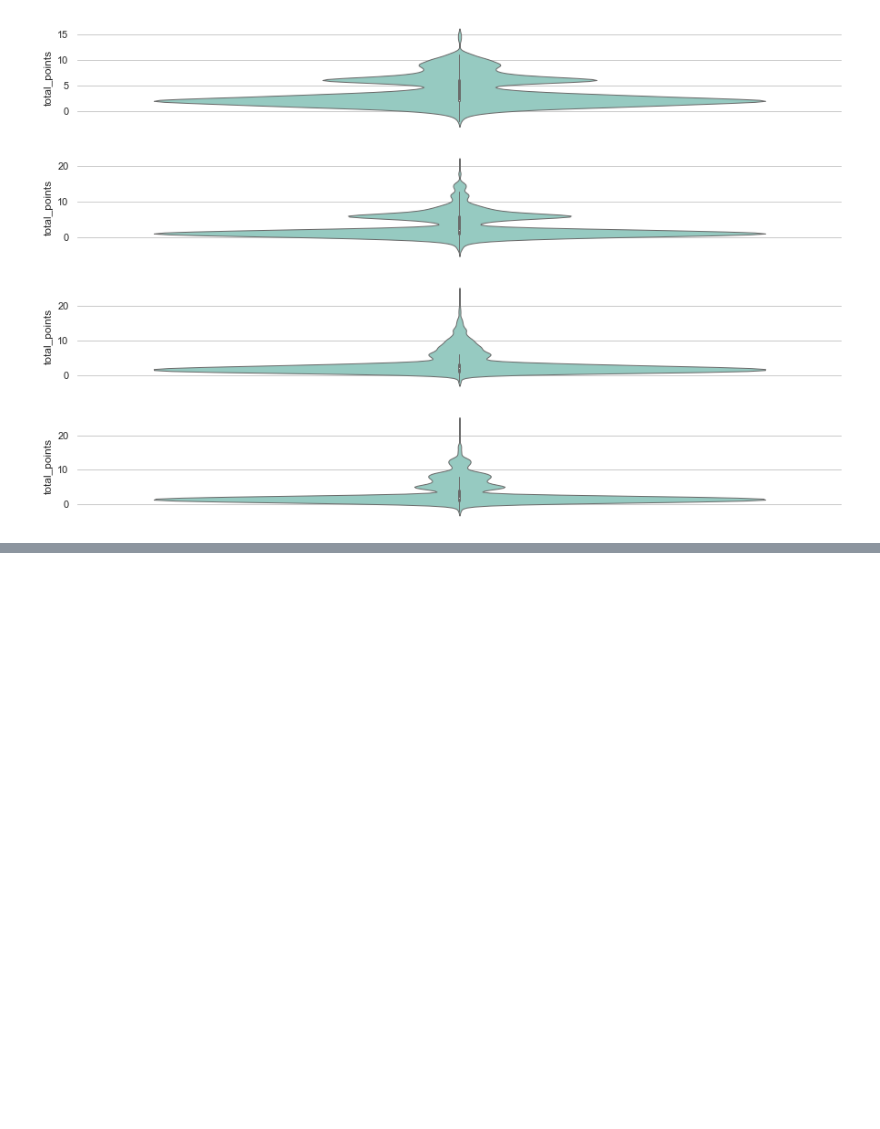
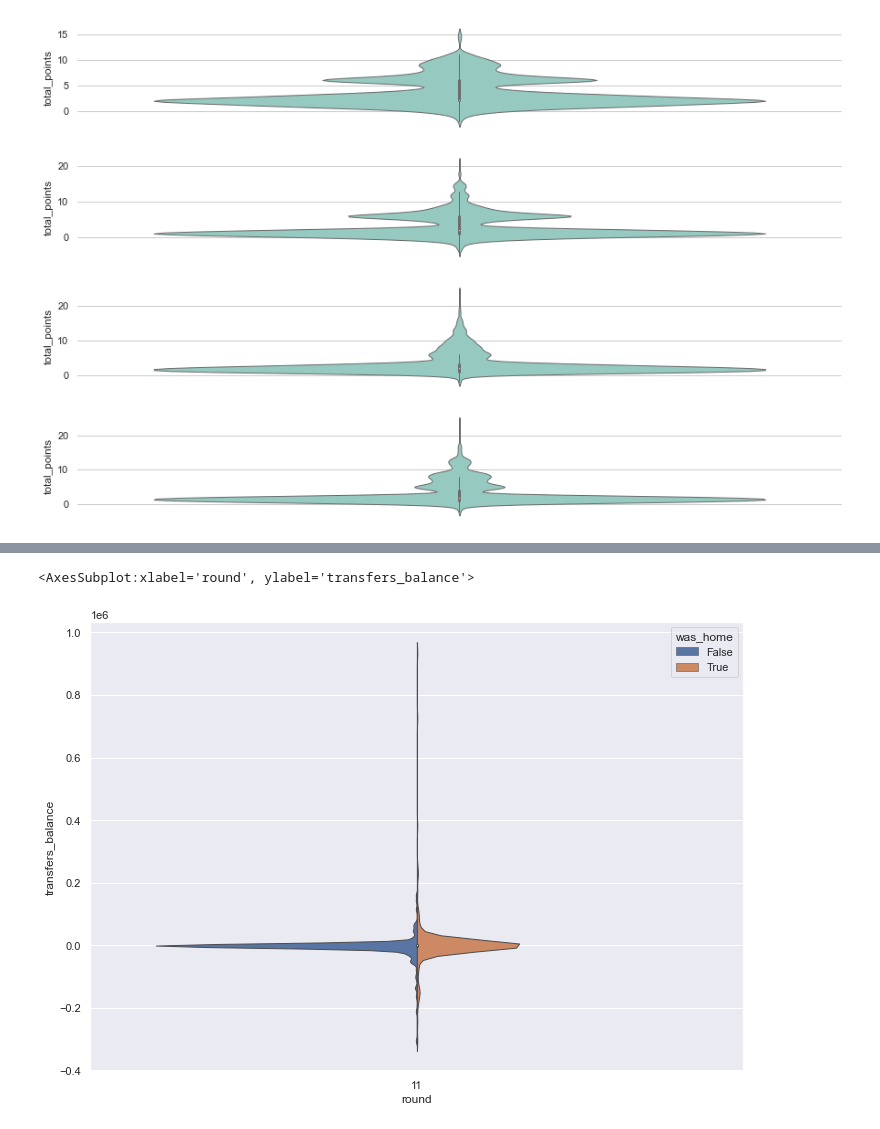
Before and after one commit to WayneQwele/FPLmodel, a Jupyter notebook: graphs.ipynb, the cells around one changed output, grey strips where cells are left out. Drawn from its saved outputs; the diff is of its cells as text; code cells hidden in the pictures; blank space fills up the shorter version.

```diff
--- a/graphs.ipynb
+++ b/graphs.ipynb
@@ -425,3 +424,10 @@ pd.pivot_table(trendviolin,
                     values='total_points',
                     index='position',
                     columns=['round'])
+# %%
+#new models to try
+trendviolin = (gameweek[['position','was_home','round','kickoff_time','minutes','name','total_points','transfers_balance','transfers_in', 'transfers_out' ]]
+                .assign(was_home_ind =lambda x:gameweek['was_home'].replace({False: 0,True:1}))
+                # .drop('was_home',axis=1)
+                )
+trendviolin.sample(5)
@@ -427,0 +441,17 @@ pd.pivot_table(trendviolin,
+# %%
+
+
+
+sns.violinplot( x="round"
+                , y="transfers_balance"
+                ,hue='was_home'
+                , data=trendviolin.query(" round ==11")
+                # , palette="Set3"
+                ,split=True
+                , bw=.2
+                # , cut=1
+                , linewidth=1
+                )
+# %% [output]
+<AxesSubplot:xlabel='round', ylabel='transfers_balance'>
+[figure, added]
```
Also changed, not shown: parts of 8 cells of this notebook, 7 other files.
